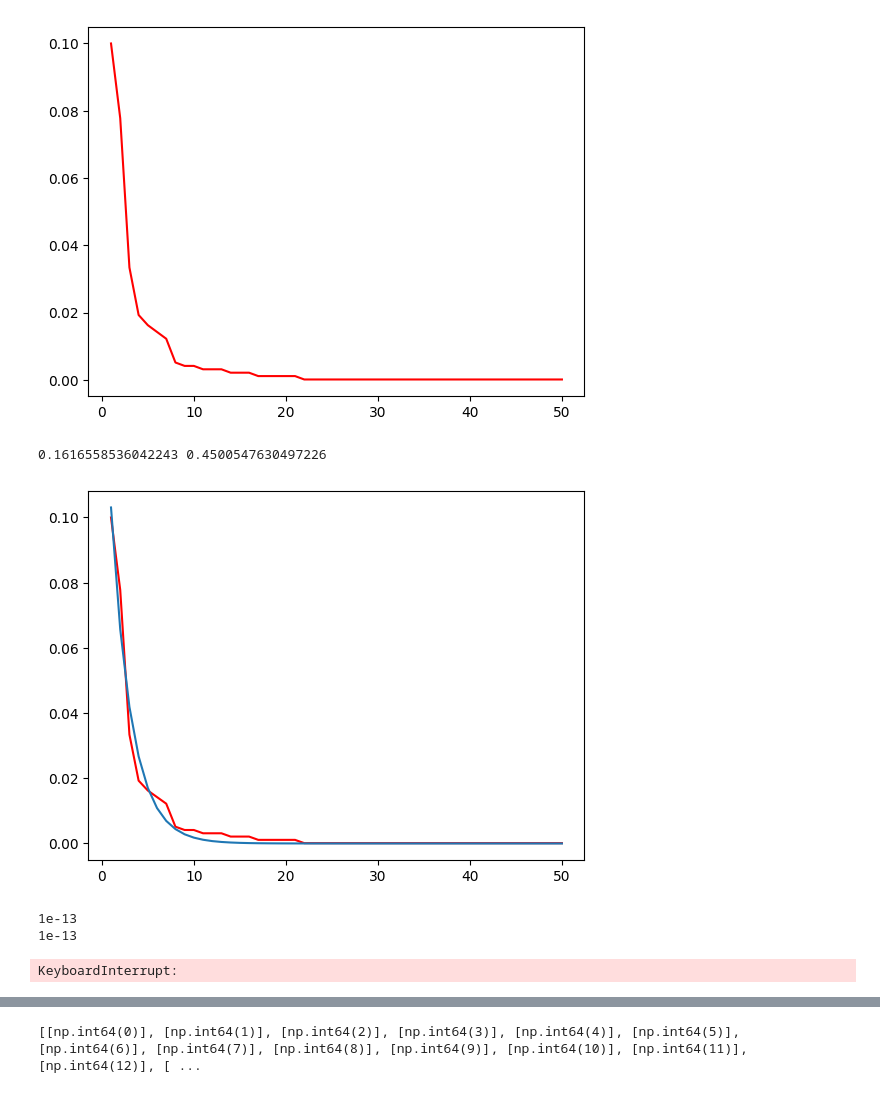
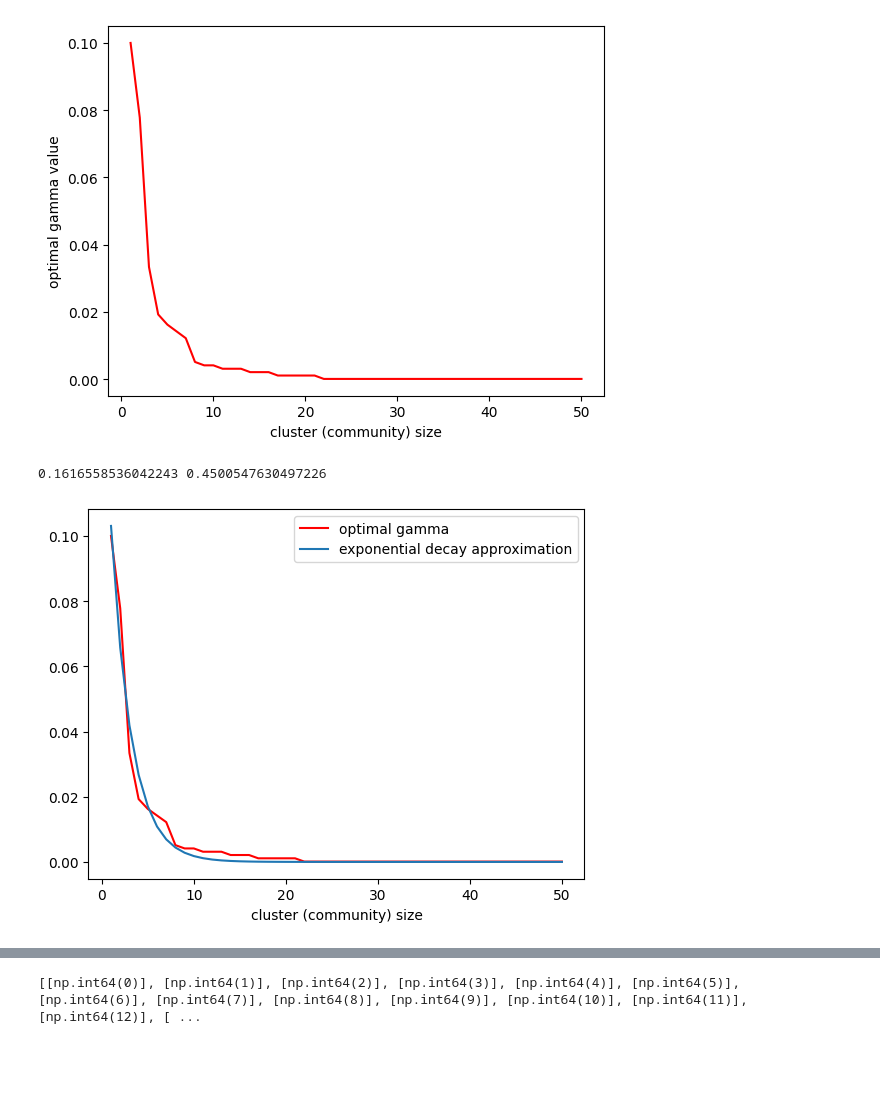
Before and after one commit to frilip/Distance-Quality-Community-Detection, a Jupyter notebook: gamma_tests.ipynb, the cells around one changed output, grey strips where cells are left out. Cells and saved outputs as stored; diff of their text form; code cells hidden in the pictures; blank space fills up the shorter version.

```diff
--- a/gamma_tests.ipynb
+++ b/gamma_tests.ipynb
@@ -32,9 +32,11 @@ for clusters in cluster_values:
 optimal_gammas = optimal_gammas / times_to_average
 # %%
 plt.plot(cluster_node_values, optimal_gammas, c='red')
+plt.xlabel('cluster (community) size')
+plt.ylabel('optimal gamma value')
 plt.savefig('./plots/gamma_wrt_cluster_nodes.pdf')
 # %% [output]
-[figure, old version]
+[figure, new version]
 # %%
 # exponential decay optimisation: find c,l,k so that c*exp(-l* gamma) + k best describes the optimal_gammas array
 
@@ -50,24 +52,33 @@ print(c_opt, l_opt)
 # %% [output]
 0.1616558536042243 0.4500547630497226
 # %%
-plt.plot(cluster_node_values, optimal_gammas, c='red')
+plt.plot(cluster_node_values, optimal_gammas, c='red', label='optimal gamma')
 x = np.linspace(1,50,50)
-plt.plot(x, c_opt*np.exp(-l_opt*x))
-plt.savefig('./plots/gammas_aproximations.pdf')
+plt.plot(x, c_opt*np.exp(-l_opt*x), label='exponential decay approximation')
+plt.xlabel('cluster (community) size')
+plt.legend()
+plt.savefig('./plots/gammas_approximation.pdf')
 # %% [output]
-[figure, old version]
+[figure, new version]
 # %%
 # optimal gamma over graph size
+how_many_sizes_to_test = 60
 
-sizes = np.linspace(1,100,30)
+sizes = np.linspace(20,150,how_many_sizes_to_test)
 cluster_values = [1,2,5,10]
-gamma_values = np.linspace(0.0000000000001,0.0001,100)
-optimal_gammas = np.zeros(30)
+gamma_values = np.linspace(0.00001,0.1,100)
+optimal_gammas_1 = np.zeros(how_many_sizes_to_test)
+optimal_gammas_2 = np.zeros(how_many_sizes_to_test)
+optimal_gammas_5 = np.zeros(how_many_sizes_to_test)
+optimal_gammas_10 = np.zeros(how_many_sizes_to_test)
+
 
 for i, size in enumerate(sizes):
-    max_accuracy = 0
     optimal_gamma = None
     for clusters in cluster_values:
+        cluster_nodes = int(size / clusters)
+        max_accuracy = 0
+        optimal_gamma_cl = None
         for gamma in gamma_values:
             # FIX (it returns optimal gamma of last cluster) we want average of the clusters
             graph = generate_full_cluster_graph_same_size(clusters, cluster_nodes)
@@ -76,10 +87,13 @@ for i, size in enumerate(sizes):
             accuracy = jaccard_similarity_communities_optimal(actual_communities, calculated_communities)
             if accuracy > max_accuracy:
                 max_accuracy = accuracy
-                optimal_gamma = gamma
-    optimal_gammas[i] += optimal_gamma
-    print(optimal_gamma)
+                optimal_gamma_cl = gamma
+        # optimal gamma is correct for cluster
+        if (clusters==1):
+            optimal_gammas_1[i] = optimal_gamma_cl
+        elif (clusters == 2):
+            optimal_gammas_2[i] = optimal_gamma_cl
+        elif (clusters == 5):
+            optimal_gammas_5[i] = optimal_gamma_cl
+        elif (clusters == 10):
+            optimal_gammas_10[i] = optimal_gamma_cl
-# %% [output]
-1e-13
-1e-13
-KeyboardInterrupt:
```
Also changed, not shown: parts of 3 cells of this notebook, 18 other files.
